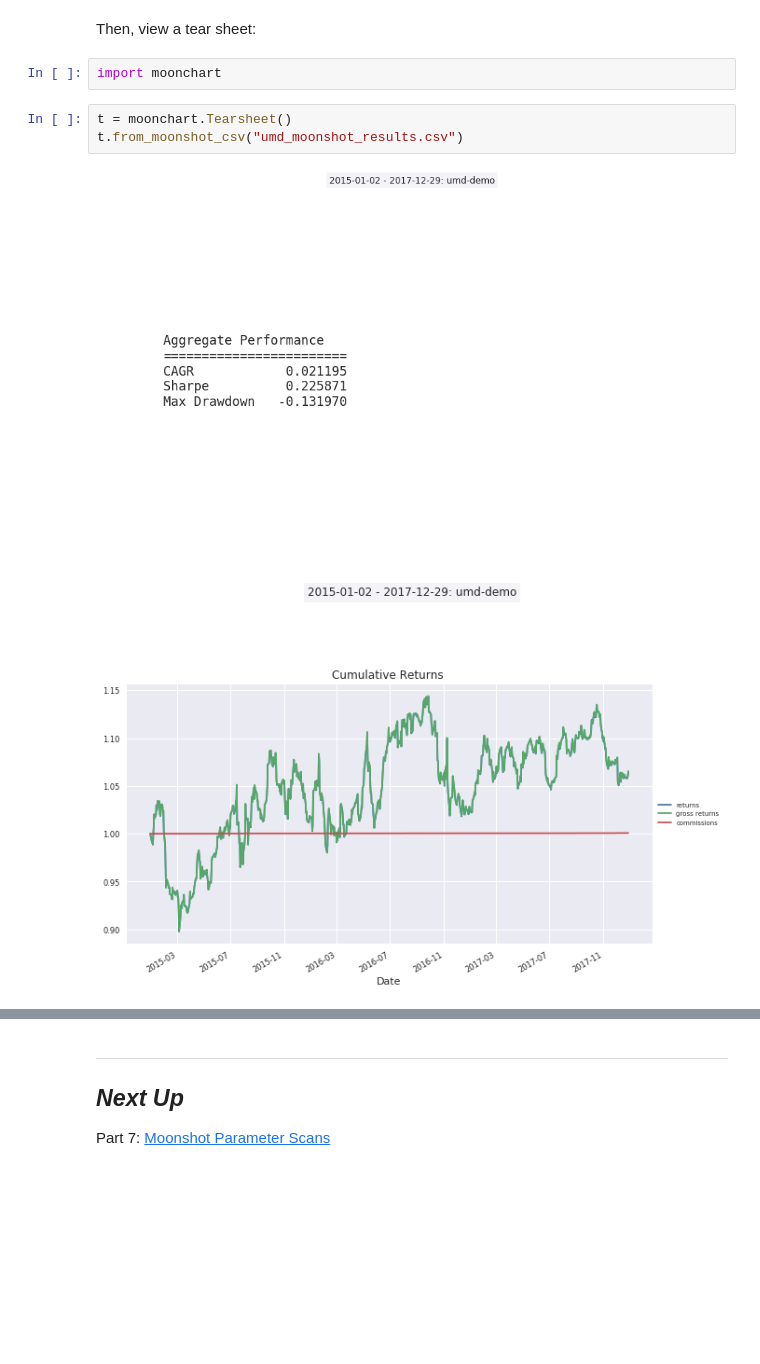
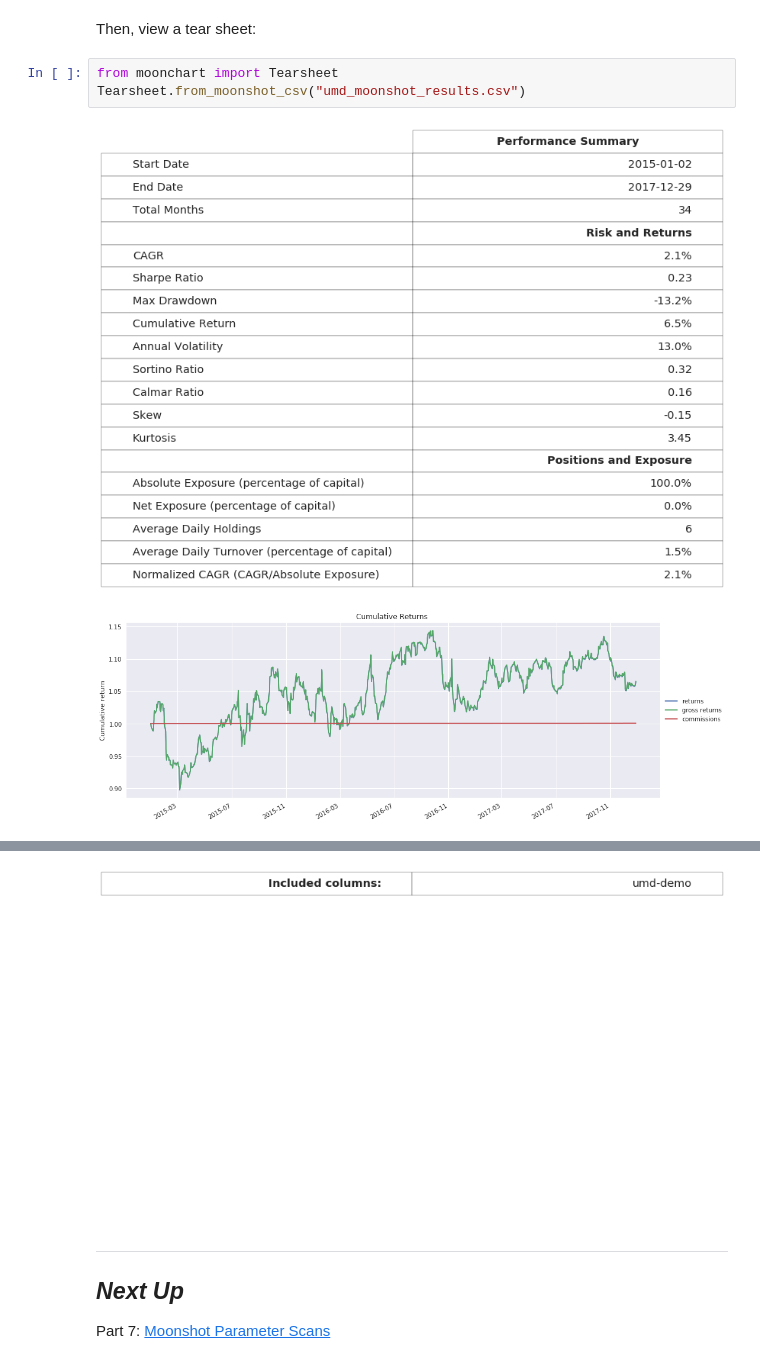
Before and after one commit to ajmal017/equities-intro, a Jupyter notebook: equities_intro/Part6-Moonshot-Backtest.ipynb, the cells around one changed output, grey strips where cells are left out. Drawn from its saved outputs; the diff is of its cells as text; blank space fills up the shorter version.

Commit message:
update moonchart tear sheets

```diff
--- a/equities_intro/Part6-Moonshot-Backtest.ipynb
+++ b/equities_intro/Part6-Moonshot-Backtest.ipynb
@@ -13,11 +13,9 @@ from quantrocket.moonshot import backtest
 backtest("umd-demo", start_date="2015-01-01", end_date="2018-01-01", filepath_or_buffer="umd_moonshot_results.csv")
 # %% [markdown]
 Then, view a tear sheet:
-# %%
-import moonchart
 # %%
-t = moonchart.Tearsheet()
-t.from_moonshot_csv("umd_moonshot_results.csv")
+from moonchart import Tearsheet
+Tearsheet.from_moonshot_csv("umd_moonshot_results.csv")
 # %% [output]
-[figure, old version]
+[figure, new version]
-[figure, old version]
+[figure, new version]
@@ -31,3 +29,4 @@ t.from_moonshot_csv("umd_moonshot_results.csv")
+[figure, added]
 # %% [markdown]
 ***
 
```
Also changed, not shown: parts of 1 cell of this notebook, 1 other file.
